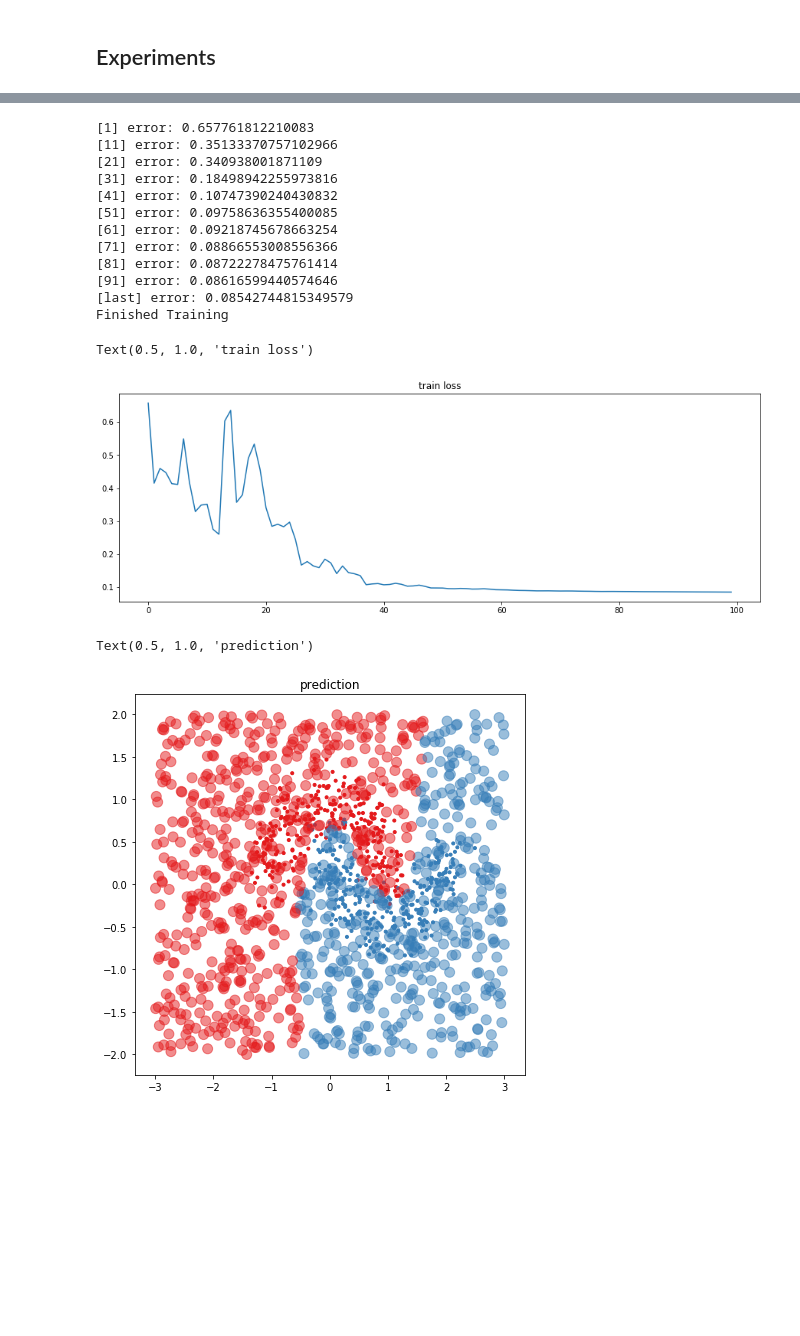
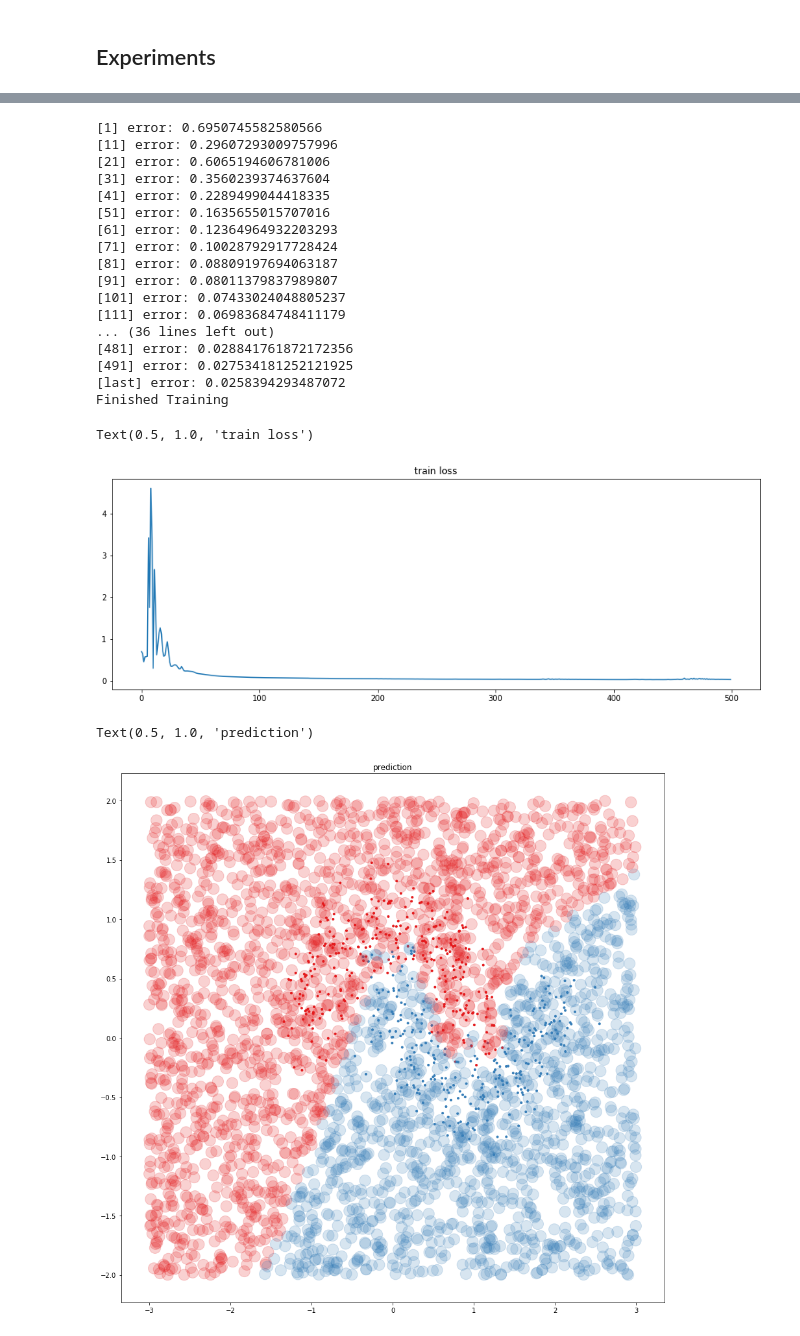
Before and after one commit to 0-tree/ReadingNotes, a Jupyter notebook: 20190114_Arora2018stronger/test_networkCompression.ipynb, the cells around one changed output, grey strips where cells are left out. Cells and saved outputs as stored; diff of their text form; code cells hidden in the pictures; blank space fills up the shorter version.

```diff
--- a/20190114_Arora2018stronger/test_networkCompression.ipynb
+++ b/20190114_Arora2018stronger/test_networkCompression.ipynb
@@ -92,12 +124,14 @@ class FCNet(nn.Module):
 # %%
 # instanciate model and setup
-# model = BasicNet()
-model = FCNet(100)
+# model = BasicNet(); nbEpochs = 100; lr=0.01 # use RMSProp
+# model = FCNet(100); nbEpochs = 100; lr=0.01 # use RMSProp
+model = DeepNet(100); nbEpochs = 500; lr=0.001 # use RMSProp
+
 
 lossfn = nn.BCELoss() # BinaryCrossEntropy
 # optimizer = optim.SGD(model.parameters(), lr=0.1) # using a better optimizer DOES make a difference
 optimizer = optim.RMSprop(model.parameters(),
-                          lr=0.01,
+                          lr=lr,
                           alpha=0.99,
                           eps=1e-08,
                           weight_decay=0,
@@ -122,7 +162,7 @@ _X = torch.tensor(X_train, dtype=torch.float)
 _y = torch.tensor(y_train, dtype=torch.float).view(-1, 1) # reshape with one column
 _aloss = []
 
-for epoch in range(100):  # loop over the dataset multiple times
+for epoch in range(nbEpochs):  # loop over the dataset multiple times
 
     # zero the parameter gradients
     optimizer.zero_grad()
@@ -149,29 +189,34 @@ ax = f.add_subplot(1,1,1)
 ax.plot(_aloss)
 ax.set_title('train loss')
 # %% [output]
-[1] error: 0.657761812210083
-[11] error: 0.35133370757102966
-[21] error: 0.340938001871109
-[31] error: 0.18498942255973816
-[41] error: 0.10747390240430832
-[51] error: 0.09758636355400085
-[61] error: 0.09218745678663254
-[71] error: 0.08866553008556366
-[81] error: 0.08722278475761414
-[91] error: 0.08616599440574646
-[last] error: 0.08542744815349579
+[1] error: 0.6950745582580566
+[11] error: 0.29607293009757996
+[21] error: 0.6065194606781006
+[31] error: 0.3560239374637604
+[41] error: 0.2289499044418335
+[51] error: 0.1635655015707016
+[61] error: 0.12364964932203293
+[71] error: 0.10028792917728424
+[81] error: 0.08809197694063187
+[91] error: 0.08011379837989807
+[101] error: 0.07433024048805237
+[111] error: 0.06983684748411179
+... (36 lines left out)
+[481] error: 0.028841761872172356
+[491] error: 0.027534181252121925
+[last] error: 0.0258394293487072
 Finished Training
 Text(0.5, 1.0, 'train loss')
-[figure, old version]
+[figure, new version]
 # %%
-_X = torch.rand((1000,2), dtype=torch.float) * torch.tensor((6.,4.)) - torch.tensor((3.,2.))
+_X = torch.rand((3000,2), dtype=torch.float) * torch.tensor((6.,4.)) - torch.tensor((3.,2.))
 _yhat = [int(x) for x in model.predict(_X).detach().numpy().flatten()]
 
-f = plt.figure(figsize=(7,7))
+f = plt.figure(figsize=(15,15))
 ax = f.add_subplot(1,1,1)
 ax.scatter(X_train[:,0], X_train[:,1], c=cm.Set1(y_train), marker = '.')
-ax.scatter(_X[:,0], _X[:,1], c=cm.Set1(_yhat), s=100, marker = 'o', alpha=.5)
+ax.scatter(_X[:,0], _X[:,1], c=cm.Set1(_yhat), s=300, marker = 'o', alpha=.2)
 ax.set_title('prediction')
 # %% [output]
 Text(0.5, 1.0, 'prediction')
-[figure, old version]
+[figure, new version]
```
Also changed, not shown: parts of 3 cells of this notebook.
